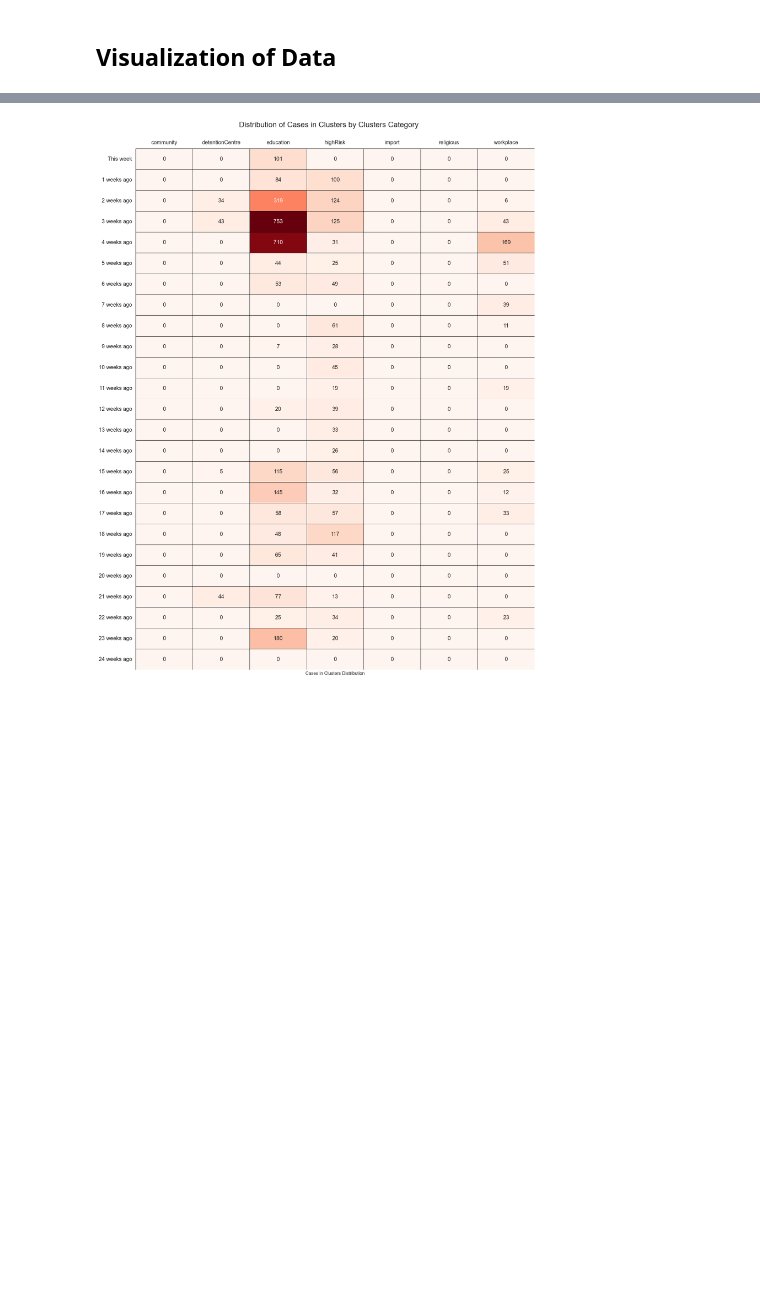
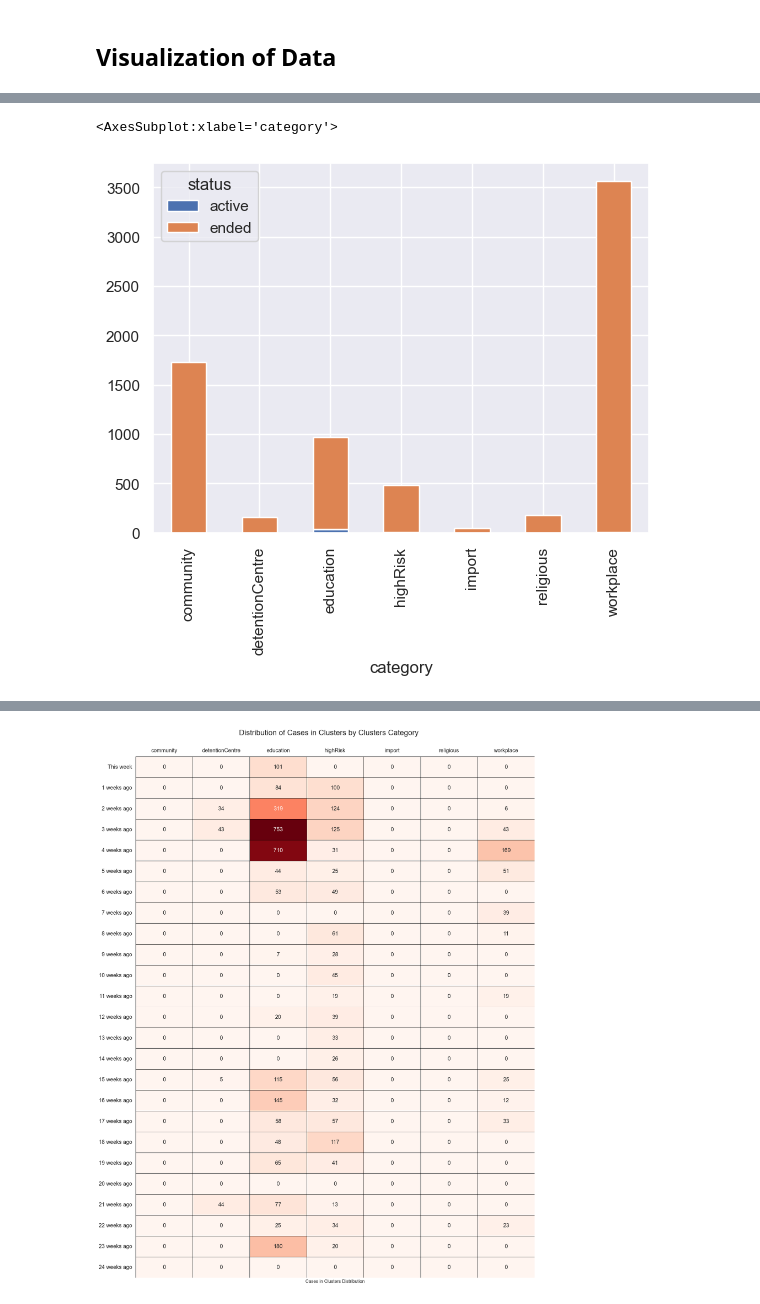
Before and after one commit to drmayu7/covid19-public, a Jupyter notebook: main.ipynb, the cells around one changed output, grey strips where cells are left out. Saved outputs shown, nothing was run; the diff lists cells and outputs as text; code cells hidden in the pictures; blank space fills up the shorter version.

```diff
--- a/main.ipynb
+++ b/main.ipynb
@@ -229,0 +230,6 @@ get_visual.plot_clustercategory_bar(df)
+# %%
+# Total number of clusters by status of clusters
+df.groupby(['category', 'status']).size().unstack().plot(kind='bar', stacked=True)
+# %% [output]
+<AxesSubplot:xlabel='category'>
+[figure, added]
```
Also changed, not shown: parts of 5 cells of this notebook, 2 other files.
